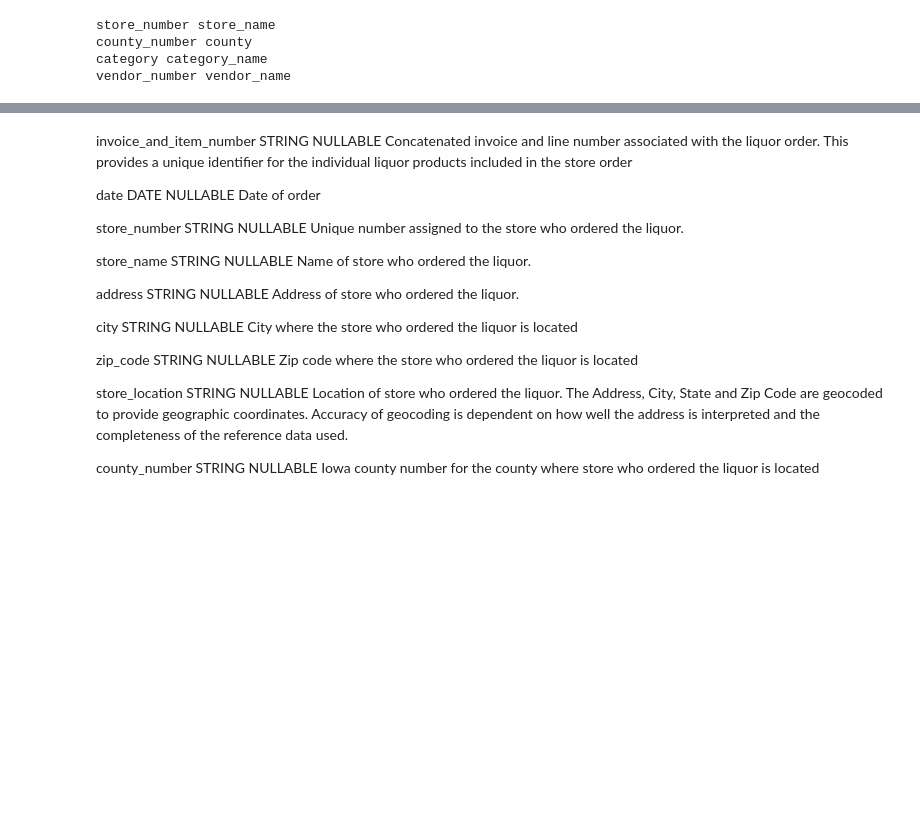
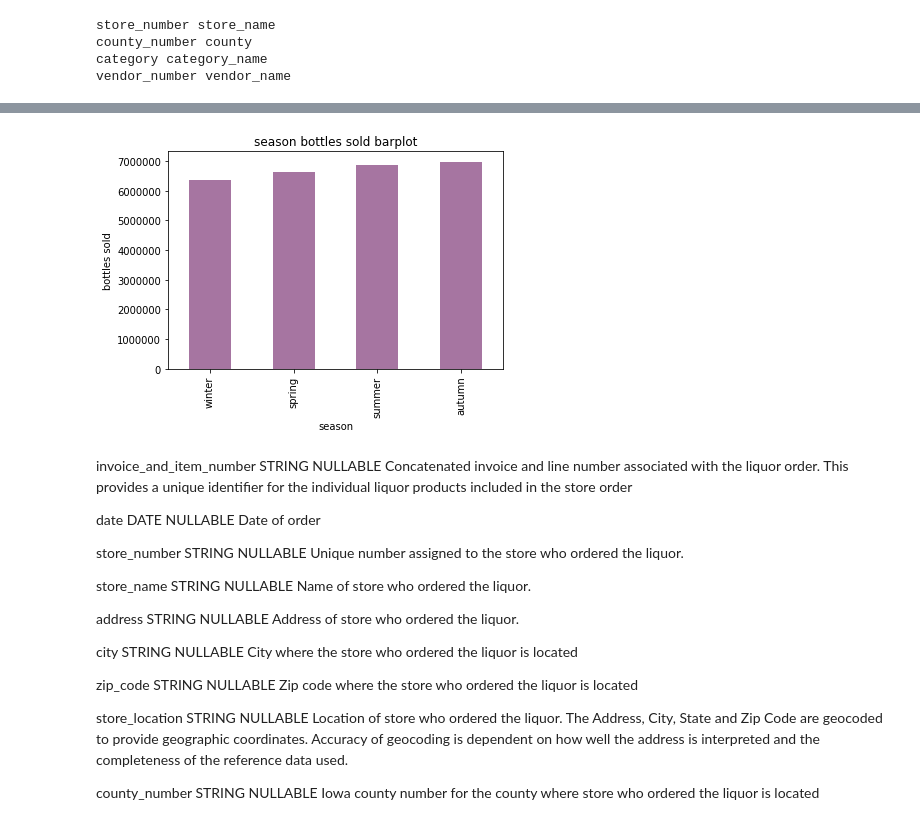
Before and after one commit to krawch1989/iowa_liquor_sales, a Jupyter notebook: main_iowa_liquor.ipynb, the cells around one changed output, grey strips where cells are left out. Cells and saved outputs as stored; diff of their text form; code cells hidden in the pictures; blank space fills up the shorter version.

```diff
--- a/main_iowa_liquor.ipynb
+++ b/main_iowa_liquor.ipynb
@@ -200,3 +213,10 @@ df
+# %%
+df[['season','bottles_sold']].groupby(['season'],
+  as_index=True)['bottles_sold'].sum()[['winter', 'spring','summer','autumn']].plot(kind='bar', color='#a675a1')
+plt.title('season bottles sold barplot');
+plt.ylabel('bottles sold');
+# %% [output]
+[figure, added]
 # %% [markdown]
 invoice_and_item_number	STRING	NULLABLE	Concatenated invoice and line number associated with the liquor order. This provides a unique identifier for the individual liquor products included in the store order
 
```
Also changed, not shown: parts of 9 cells of this notebook.
